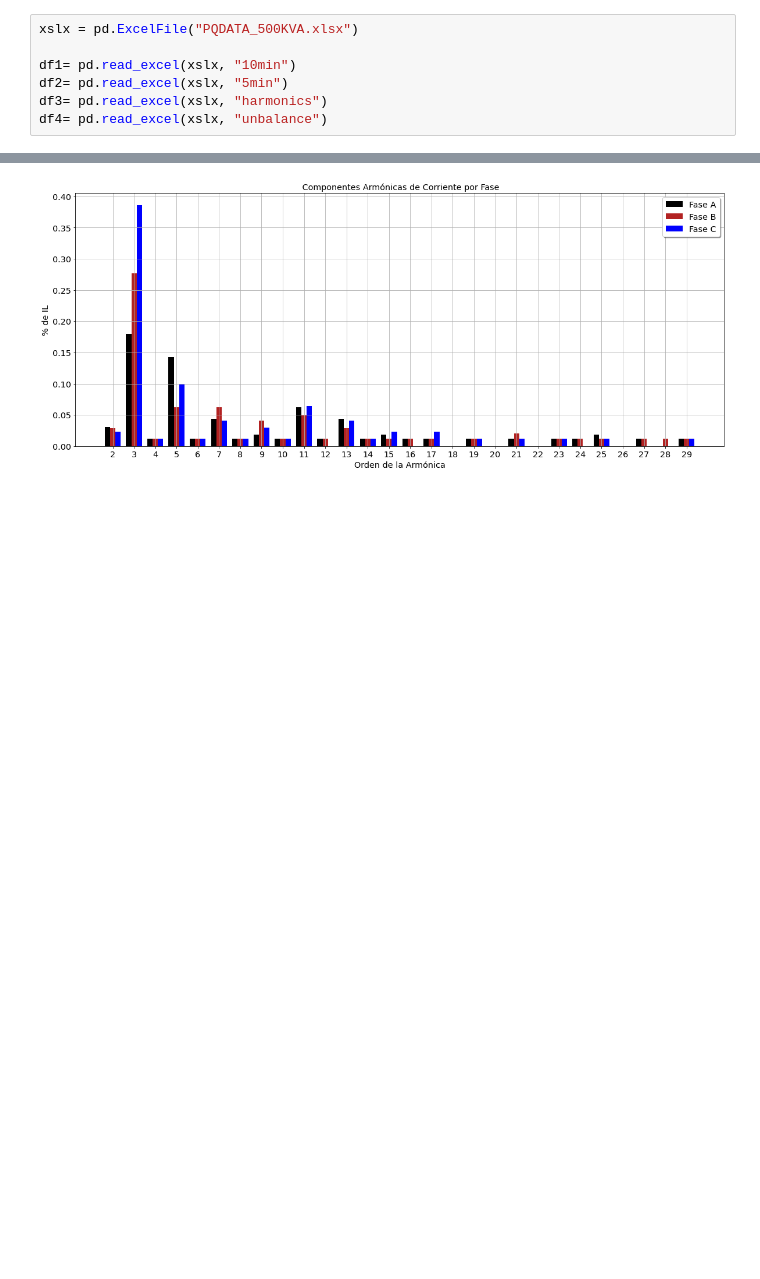
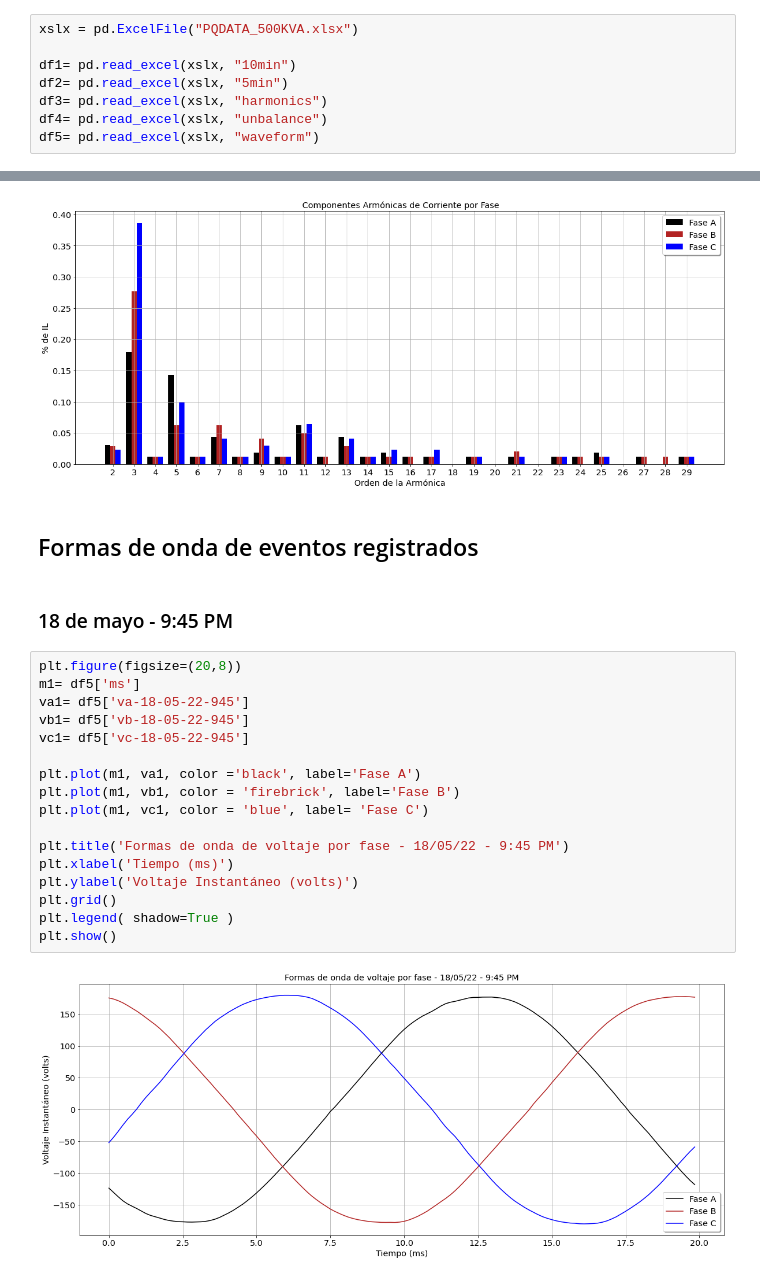
Before and after one commit to anghelcast/pqdata_samples, a Jupyter notebook: PQDATA_500KVA_FIME/PQDATA_500KVA.ipynb, the cells around one changed output, grey strips where cells are left out. Drawn from its saved outputs; the diff is of its cells as text; blank space fills up the shorter version.

```diff
--- a/PQDATA_500KVA_FIME/PQDATA_500KVA.ipynb
+++ b/PQDATA_500KVA_FIME/PQDATA_500KVA.ipynb
@@ -24,6 +24,7 @@ df1= pd.read_excel(xslx, "10min")
 df2= pd.read_excel(xslx, "5min")
 df3= pd.read_excel(xslx, "harmonics")
 df4= pd.read_excel(xslx, "unbalance")
+df5= pd.read_excel(xslx, "waveform")
 # %%
 df1.head()
 # %% [output]
@@ -559,3 +569,26 @@ plt.legend( shadow=True )
 plt.show()
 # %% [output]
 [figure]
+# %% [markdown]
+## Formas de onda de eventos registrados
+# %% [markdown]
+### 18 de mayo - 9:45 PM
+# %%
+plt.figure(figsize=(20,8))
+m1= df5['ms']
+va1= df5['va-18-05-22-945']
+vb1= df5['vb-18-05-22-945']
+vc1= df5['vc-18-05-22-945']
+
+plt.plot(m1, va1, color ='black', label='Fase A')
+plt.plot(m1, vb1, color = 'firebrick', label='Fase B')
+plt.plot(m1, vc1, color = 'blue', label= 'Fase C')
+
+plt.title('Formas de onda de voltaje por fase - 18/05/22 - 9:45 PM')
+plt.xlabel('Tiempo (ms)')
+plt.ylabel('Voltaje Instantáneo (volts)')
+plt.grid()
+plt.legend( shadow=True )
+plt.show()
+# %% [output]
+[figure, added]
```
Also changed, not shown: parts of 8 cells of this notebook.
